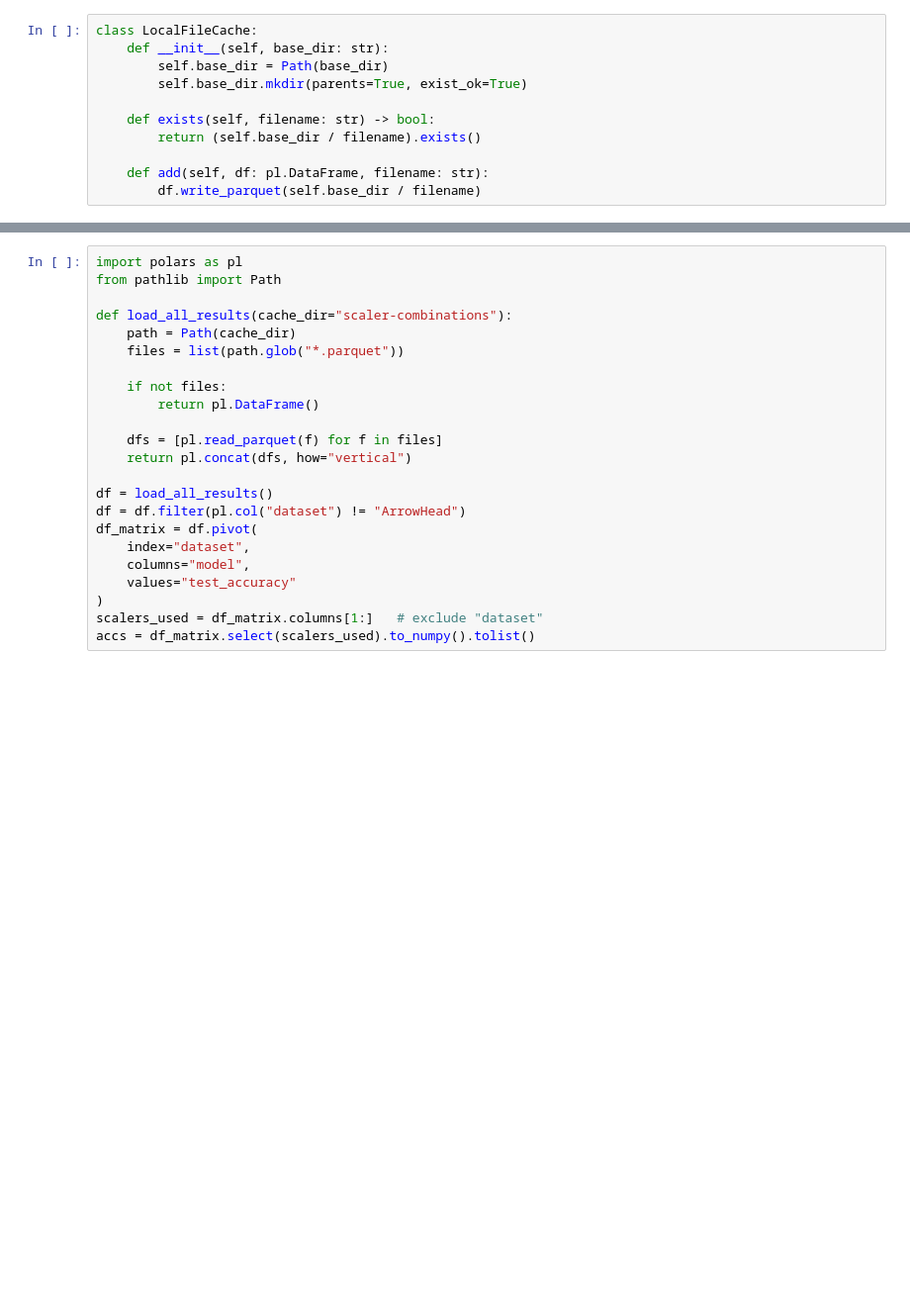
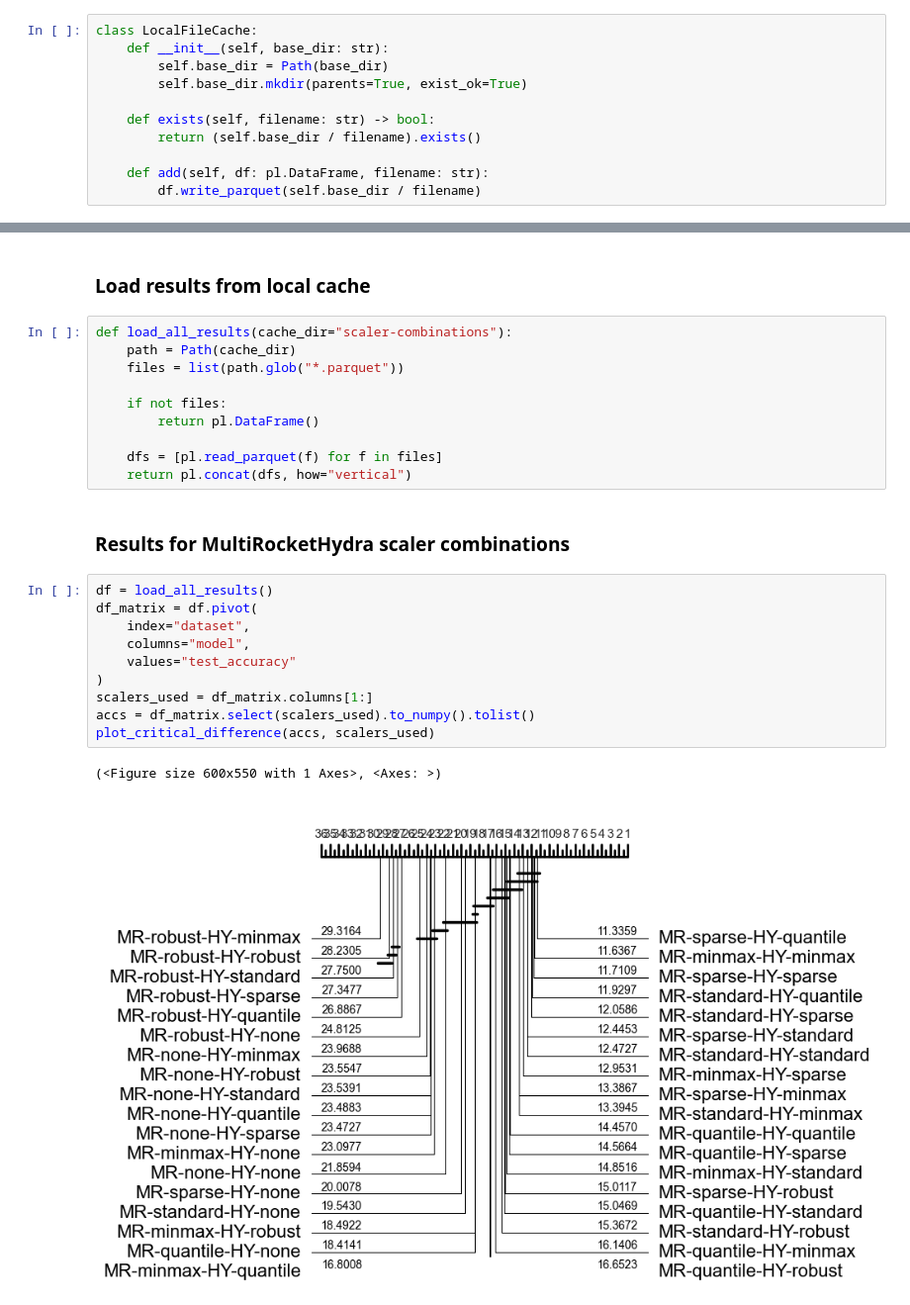
Before and after one commit to gasperpetelin/TSCGlue, a Jupyter notebook: notebooks/mrHydra-scaler-testing.ipynb, the cells around one changed output, grey strips where cells are left out. Shown at 99% size. Saved outputs shown, nothing was run; the diff lists cells and outputs as text; blank space fills up the shorter version.

```diff
--- a/notebooks/mrHydra-scaler-testing.ipynb
+++ b/notebooks/mrHydra-scaler-testing.ipynb
@@ -213,7 +269,6 @@ print(combos)
+# %% [markdown]
+### Load results from local cache
 # %%
-import polars as pl
-from pathlib import Path
-
 def load_all_results(cache_dir="scaler-combinations"):
     path = Path(cache_dir)
     files = list(path.glob("*.parquet"))
@@ -223,13 +278,18 @@ def load_all_results(cache_dir="scaler-combinations"):
 
     dfs = [pl.read_parquet(f) for f in files]
     return pl.concat(dfs, how="vertical")
-
-df = load_all_results()
-df = df.filter(pl.col("dataset") != "ArrowHead")
-df_matrix = df.pivot(
-    index="dataset",
-    columns="model",
-    values="test_accuracy"
-)
-scalers_used = df_matrix.columns[1:]   # exclude "dataset"
-accs = df_matrix.select(scalers_used).to_numpy().tolist()
+# %% [markdown]
+### Results for MultiRocketHydra scaler combinations
+# %%
+df = load_all_results()
+df_matrix = df.pivot(
+    index="dataset",
+    columns="model",
+    values="test_accuracy"
+)
+scalers_used = df_matrix.columns[1:]
+accs = df_matrix.select(scalers_used).to_numpy().tolist()
+plot_critical_difference(accs, scalers_used)
+# %% [output]
+(<Figure size 600x550 with 1 Axes>, <Axes: >)
+[figure, added]
```
Also changed, not shown: parts of 13 cells of this notebook.
